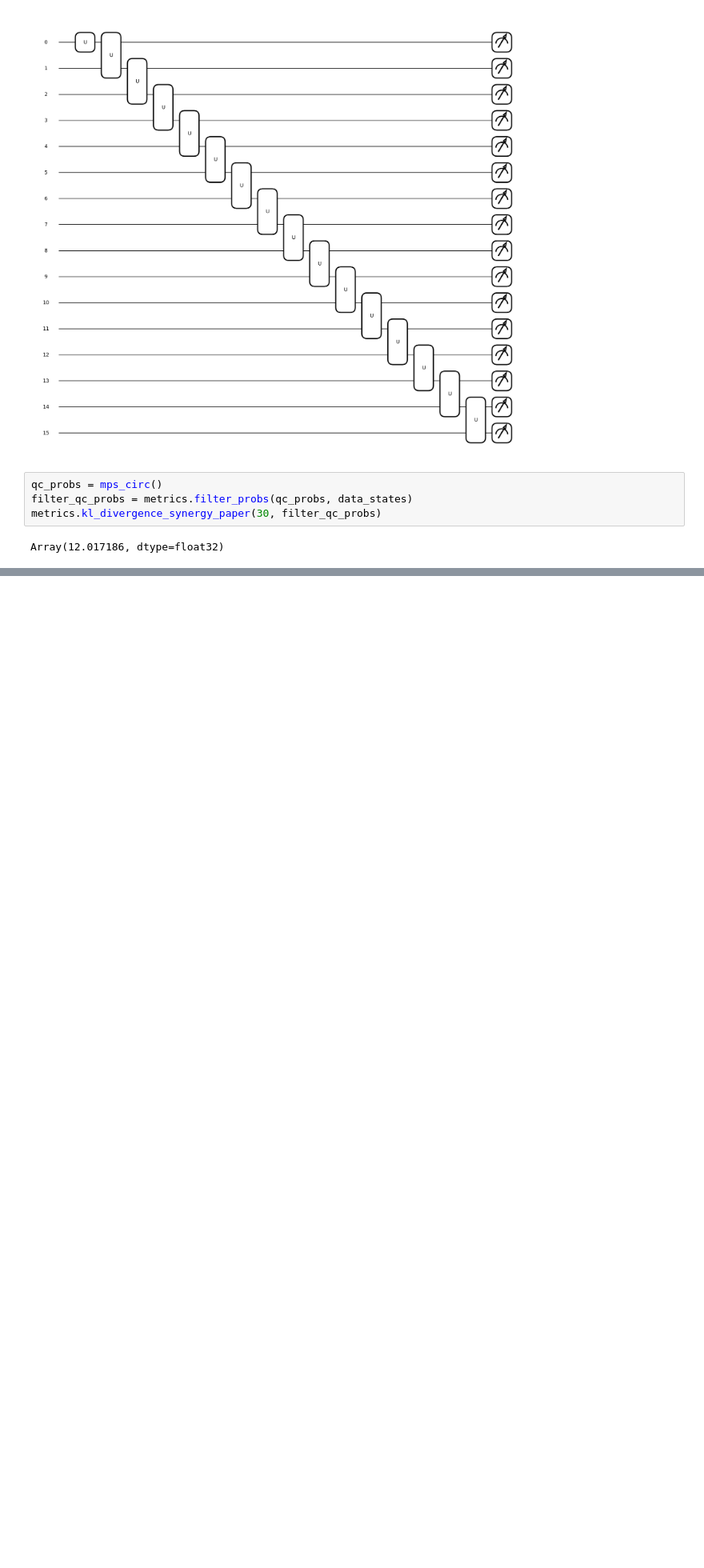
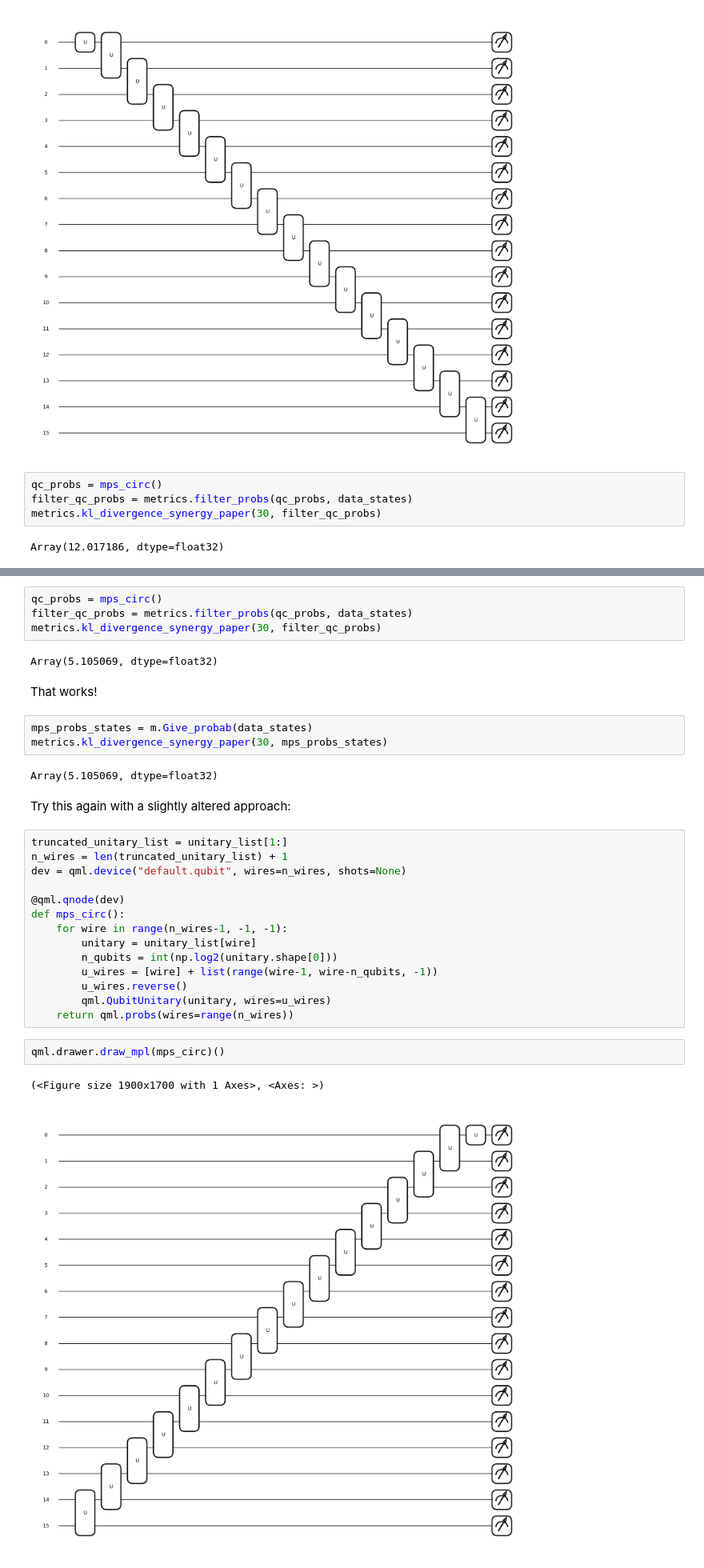
Before and after one commit to congzlwag/UnsupGenModbyMPS, a Jupyter notebook: sandbox/fixing-mps-to-qc-part-2.ipynb, the cells around one changed output, grey strips where cells are left out. Shown at 80% size. Cells and saved outputs as stored; diff of their text form; blank space fills up the shorter version.

```diff
--- a/sandbox/fixing-mps-to-qc-part-2.ipynb
+++ b/sandbox/fixing-mps-to-qc-part-2.ipynb
@@ -273,0 +388,34 @@ Array(12.017186, dtype=float32)
+# %%
+qc_probs = mps_circ()
+filter_qc_probs = metrics.filter_probs(qc_probs, data_states)
+metrics.kl_divergence_synergy_paper(30, filter_qc_probs)
+# %% [output]
+Array(5.105069, dtype=float32)
+# %% [markdown]
+That works!
+# %%
+mps_probs_states = m.Give_probab(data_states)
+metrics.kl_divergence_synergy_paper(30, mps_probs_states)
+# %% [output]
+Array(5.105069, dtype=float32)
+# %% [markdown]
+Try this again with a slightly altered approach:
+# %%
+truncated_unitary_list = unitary_list[1:]
+n_wires = len(truncated_unitary_list) + 1
+dev = qml.device("default.qubit", wires=n_wires, shots=None)
+
+@qml.qnode(dev)
+def mps_circ():
+    for wire in range(n_wires-1, -1, -1):
+        unitary = unitary_list[wire]
+        n_qubits = int(np.log2(unitary.shape[0]))
+        u_wires = [wire] + list(range(wire-1, wire-n_qubits, -1))
+        u_wires.reverse()
+        qml.QubitUnitary(unitary, wires=u_wires)
+    return qml.probs(wires=range(n_wires))
+# %%
+qml.drawer.draw_mpl(mps_circ)()
+# %% [output]
+(<Figure size 1900x1700 with 1 Axes>, <Axes: >)
+[figure, added]
```
Also changed, not shown: parts of 21 cells of this notebook, 4 other files.
